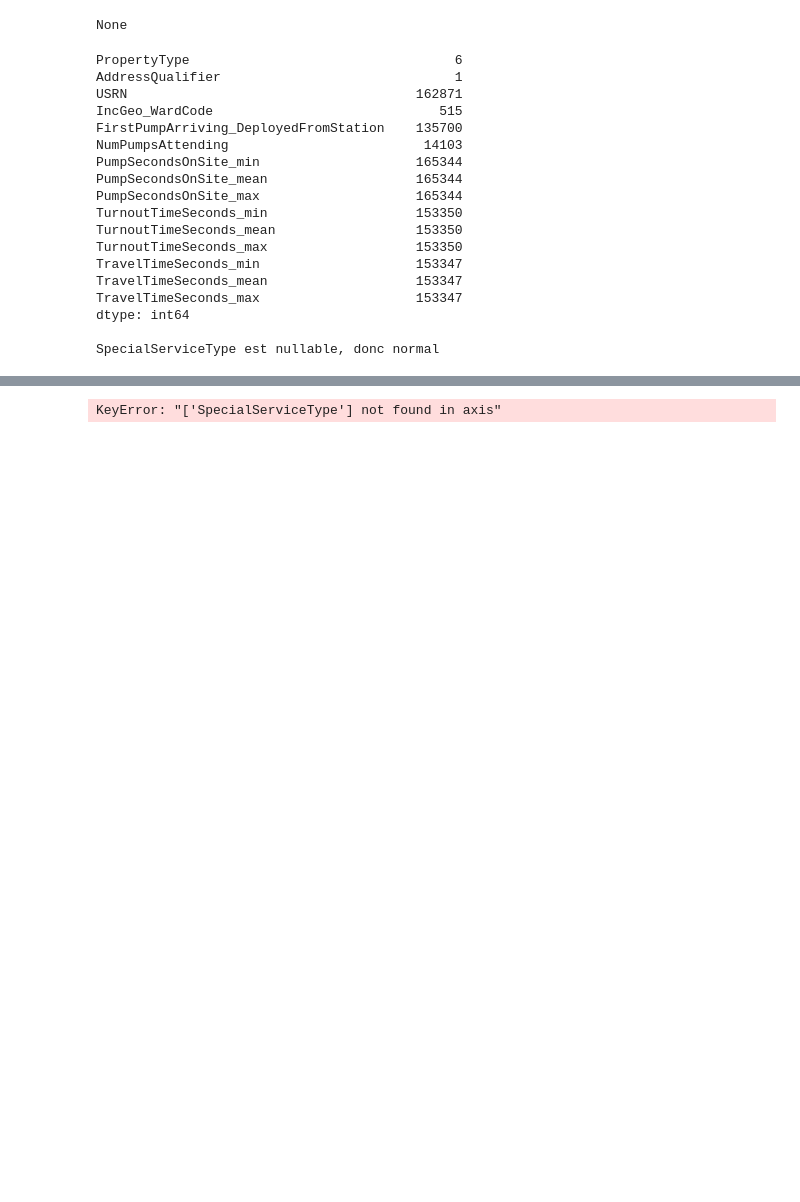
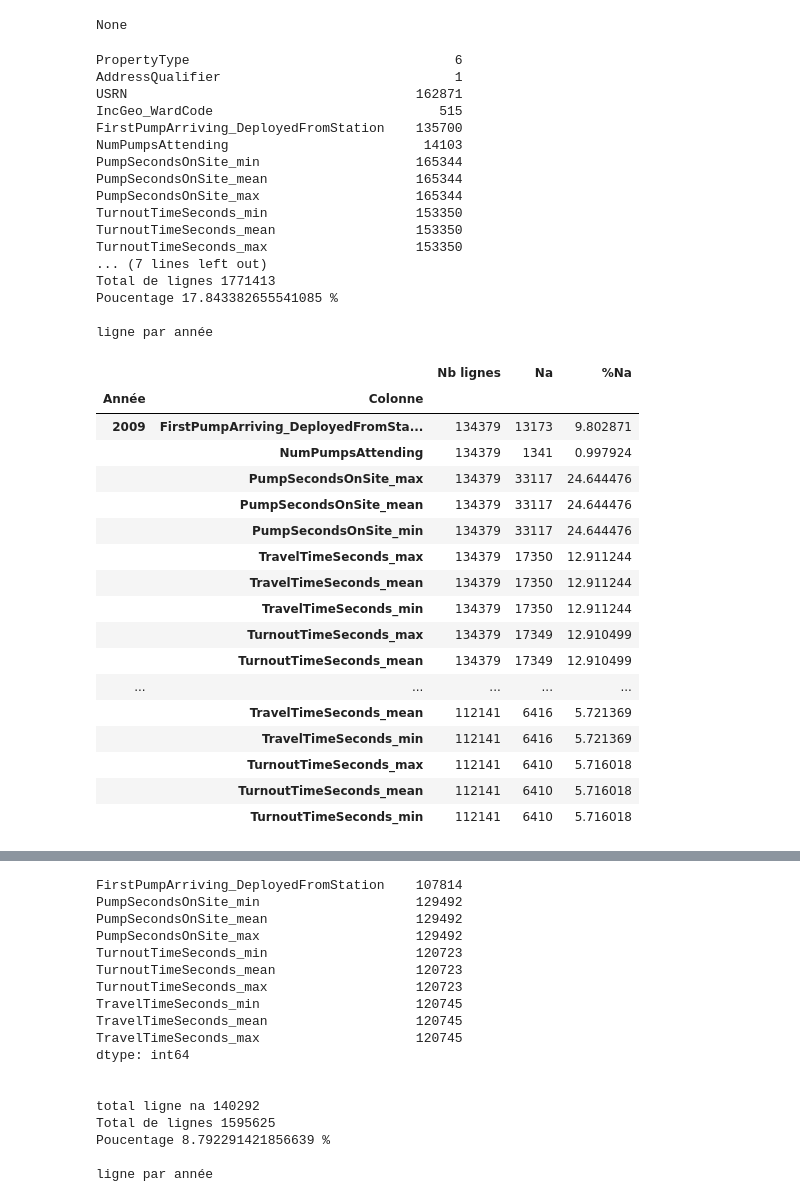
Before and after one commit to ymag-creator/datascientist-project, a Jupyter notebook: notebooks/PreProcessing.ipynb, the cells around one changed output, grey strips where cells are left out. Cells and saved outputs as stored; diff of their text form; code cells hidden in the pictures; blank space fills up the shorter version.

```diff
--- a/notebooks/PreProcessing.ipynb
+++ b/notebooks/PreProcessing.ipynb
@@ -472,12 +472,9 @@ def ShowNa():
     na_counts = df.isna().sum()
     print(na_counts[na_counts > 0],"\n")
 
-    print("SpecialServiceType est nullable, donc normal")
-    df_temp = df.drop("SpecialServiceType", axis=1)
-
-    print("\ntotal ligne na", df_temp.isna().any(axis=1).sum())
+    print("\ntotal ligne na", df.isna().any(axis=1).sum())
     print("Total de lignes", len(df))
-    print("Poucentage", df_temp.isna().any(axis=1).sum() / len(df) * 100, "%")
+    print("Poucentage", df.isna().any(axis=1).sum() / len(df) * 100, "%")
 
     print("\nligne par année")
     # display(df.CalYear.value_counts())
@@ -493,45 +490,62 @@ def ShowNa():
     #     years.append([year, total, na, na / total * 100])
 
     years = []
-    for year in range(df_temp.CalYear.min(), df_temp.CalYear.max() + 1):
-        for col in df_temp.columns:
-            total = len(df_temp.loc[df_temp.CalYear == year])
-            na = df_temp.loc[df_temp.CalYear == year, col].isna().sum()
+    for year in range(df.CalYear.min(), df.CalYear.max() + 1):
+        for col in df.columns:
+            total = len(df.loc[df.CalYear == year])
+            na = df.loc[df.CalYear == year, col].isna().sum()
             if na > 0:
                 years.append([year, col, total, na, na / total * 100])
 
     df_years = pd.DataFrame(years, columns=["Année", "Colonne", "Nb lignes", "Na", "%Na"])
     # display(df_years)
     display(df_years.groupby(["Année", "Colonne"]).min())
-    display(df_temp.loc[df_temp.USRN.isna()].head(5))
+    display(df.loc[df.USRN.isna()].head(5))
 
 
 ShowNa()
 
 # supprime les lignes avec très peu de NA
 # les lignes avec des USRS vides datent d'avant 2015, on les supprime
 df = df.dropna(axis = 0, how = 'any', subset =["PropertyType", "AddressQualifier", "IncGeo_WardCode", "NumPumpsAttending", "USRN"])
 ShowNa()
 
 # Il n'existe pas toujours de ligne d'intervention pour les lignes d'Incidents, on supprime les lignes sans informations de mobilisation, et parfois l'information est partiellement saisie
 df = df.dropna(axis=0, how="any", subset=["PumpSecondsOnSite_min", "TurnoutTimeSeconds_min", "TravelTimeSeconds_min", "FirstPumpArriving_DeployedFromStation"])
 ShowNa()
 # %% [output]
 PropertyType                                  6
 AddressQualifier                              1
 USRN                                     162871
 IncGeo_WardCode                             515
 FirstPumpArriving_DeployedFromStation    135700
 NumPumpsAttending                         14103
 PumpSecondsOnSite_min                    165344
 PumpSecondsOnSite_mean                   165344
 PumpSecondsOnSite_max                    165344
 TurnoutTimeSeconds_min                   153350
 TurnoutTimeSeconds_mean                  153350
 TurnoutTimeSeconds_max                   153350
-TravelTimeSeconds_min                    153347
-TravelTimeSeconds_mean                   153347
-TravelTimeSeconds_max                    153347
-dtype: int64
+... (7 lines left out)
+Total de lignes 1771413
+Poucentage 17.843382655541085 %
 
-SpecialServiceType est nullable, donc normal
+ligne par année
+|  |  | Nb lignes | Na | %Na |
+| Année | Colonne |  |  |  |
+| 2009 | FirstPumpArriving_DeployedFromSta... | 134379 | 13173 | 9.802871 |
+|  | NumPumpsAttending | 134379 | 1341 | 0.997924 |
+|  | PumpSecondsOnSite_max | 134379 | 33117 | 24.644476 |
+|  | PumpSecondsOnSite_mean | 134379 | 33117 | 24.644476 |
+|  | PumpSecondsOnSite_min | 134379 | 33117 | 24.644476 |
+|  | TravelTimeSeconds_max | 134379 | 17350 | 12.911244 |
+|  | TravelTimeSeconds_mean | 134379 | 17350 | 12.911244 |
+|  | TravelTimeSeconds_min | 134379 | 17350 | 12.911244 |
+|  | TurnoutTimeSeconds_max | 134379 | 17349 | 12.910499 |
+|  | TurnoutTimeSeconds_mean | 134379 | 17349 | 12.910499 |
+| ... | ... | ... | ... | ... |
+|  | TravelTimeSeconds_mean | 112141 | 6416 | 5.721369 |
+|  | TravelTimeSeconds_min | 112141 | 6416 | 5.721369 |
+|  | TurnoutTimeSeconds_max | 112141 | 6410 | 5.716018 |
+|  | TurnoutTimeSeconds_mean | 112141 | 6410 | 5.716018 |
+|  | TurnoutTimeSeconds_min | 112141 | 6410 | 5.716018 |
@@ -538 +558,18 @@ SpecialServiceType est nullable, donc normal
-KeyError: "['SpecialServiceType'] not found in axis"
+FirstPumpArriving_DeployedFromStation    107814
+PumpSecondsOnSite_min                    129492
+PumpSecondsOnSite_mean                   129492
+PumpSecondsOnSite_max                    129492
+TurnoutTimeSeconds_min                   120723
+TurnoutTimeSeconds_mean                  120723
+TurnoutTimeSeconds_max                   120723
+TravelTimeSeconds_min                    120745
+TravelTimeSeconds_mean                   120745
+TravelTimeSeconds_max                    120745
+dtype: int64
+
+
+total ligne na 140292
+Total de lignes 1595625
+Poucentage 8.792291421856639 %
+
+ligne par année
```
Also changed, not shown: parts of 4 cells of this notebook.
